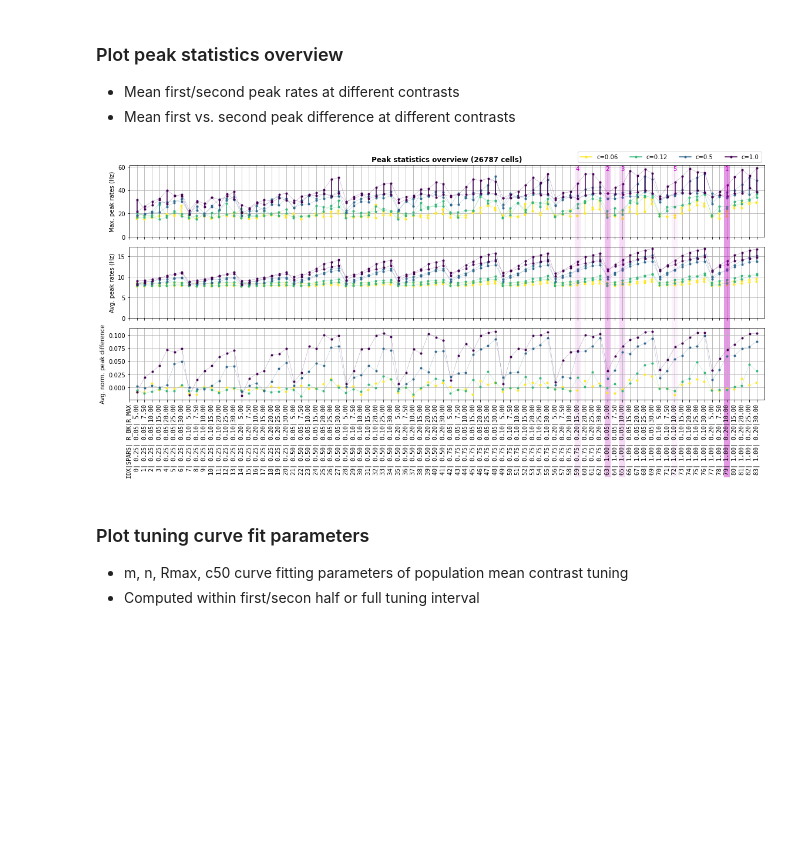
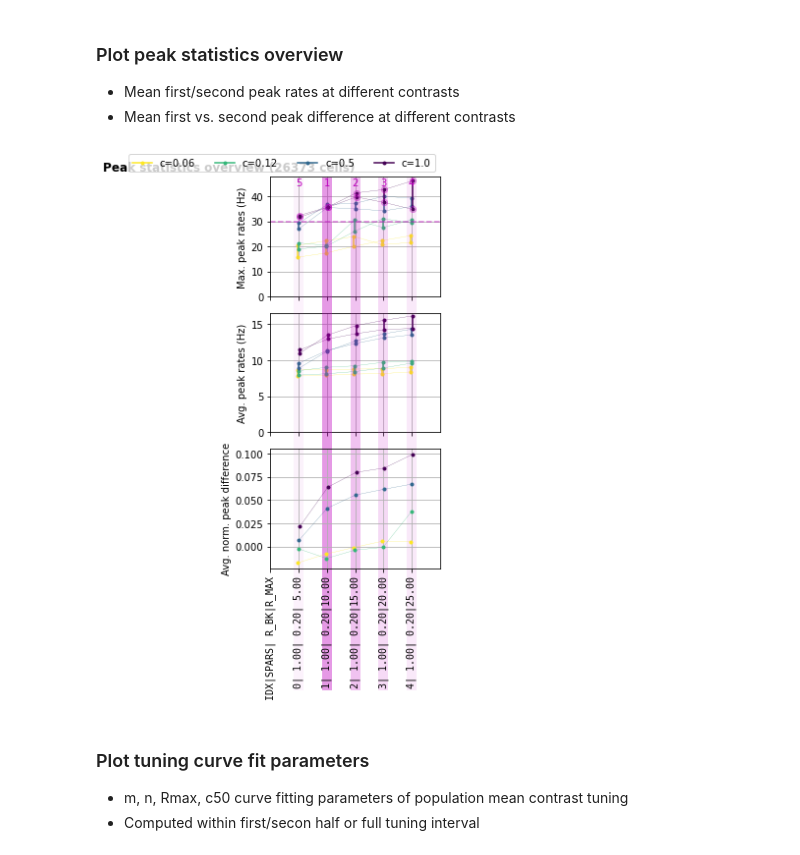
Before and after one commit to BlueBrain/sscx-analysis, a Jupyter notebook: visual_contrast/notebooks/GratingStim_CalibrationWithTuning_Analysis.ipynb, the cells around one changed output. Cells and saved outputs as stored; diff of their text form; code cells hidden in the pictures; blank space fills up the shorter version.

```diff
--- a/visual_contrast/notebooks/GratingStim_CalibrationWithTuning_Analysis.ipynb
+++ b/visual_contrast/notebooks/GratingStim_CalibrationWithTuning_Analysis.ipynb
@@ -22,8 +22,10 @@ warnings.filterwarnings('ignore', category=FutureWarning)
 warnings.filterwarnings('ignore', message='invalid value encountered in double_scalars')
 warnings.filterwarnings('ignore', message='Mean of empty slice')
 # %%
-sims_file = '/gpfs/bbp.cscs.ch/data/scratch/proj83/bbp_workflow/visual_contrast/bacc052c-4aa5-442b-9bfb-7338d529a2b9/analyses/simulations.pkl' # Baseline scan incl. tuning with James' latest Ca 1.05 conductance settings from 05/12/2022
-# sims_file = '/gpfs/bbp.cscs.ch/data/scratch/proj83/bbp_workflow/visual_contrast/3244ae1f-e48a-49f5-86c0-f9c92fb4b076/analyses/simulations.pkl' # Baseline scan incl. tuning with James' Ca 1.05 conductance settings
+sims_file = '/gpfs/bbp.cscs.ch/data/scratch/proj83/bbp_workflow/visual_contrast/1efbdccf-cb08-4780-a0be-4cf2dcd97620/analyses/simulations.pkl' # Revised baseline scan incl. tuning with James' latest Ca 1.05 conductance settings from 18/01/2023
+# sims_file = '/gpfs/bbp.cscs.ch/data/scratch/proj83/bbp_workflow/visual_contrast/a681d713-a3fa-4d42-abd4-a44637a94171/analyses/simulations.pkl' # Baseline scan incl. tuning with James' latest Ca 1.05 conductance settings from 18/01/2023
+# [OLD] sims_file = '/gpfs/bbp.cscs.ch/data/scratch/proj83/bbp_workflow/visual_contrast/bacc052c-4aa5-442b-9bfb-7338d529a2b9/analyses/simulations.pkl' # Baseline scan incl. tuning with James' latest Ca 1.05 conductance settings from 05/12/2022
+# [OLD] sims_file = '/gpfs/bbp.cscs.ch/data/scratch/proj83/bbp_workflow/visual_contrast/3244ae1f-e48a-49f5-86c0-f9c92fb4b076/analyses/simulations.pkl' # Baseline scan incl. tuning with James' Ca 1.05 conductance settings
 sims = pd.read_pickle(sims_file)
 
 res_path_base = os.path.split(sims_file)[0]
@@ -86,7 +100,10 @@ for sim_idx, (cond, cfg_path) in enumerate(sims.iteritems()):
 # %%
 # Select opt param set indices for plotting (OPTIONAL)
-# opt_sel = []
-opt_sel = [79, 63, 65, 59, 72]
+opt_sel = []
+opt_max_peak_rate_th = None
+opt_sel = [1, 2, 3, 4, 0] # Revised baseline scan
+# opt_sel = [41, 31, 36, 37, 32] # Baseline scan
+opt_max_peak_rate_th = 30.0 # Max. peak rate threshold (Hz)
 opt_col = 'm'
 # %% [markdown]
 ### Plot peak statistics overview
@@ -101,7 +118,8 @@ sim_ids = list(peak_data.keys())
 c_colors = plt.cm.viridis_r(np.linspace(0, 1, len(contrast_levels)))
 c_offset = 0.025
 
-plt.figure(figsize=(16, 8))
+# plt.figure(figsize=(12, 8))
+plt.figure(figsize=(4, 8))
 plt.subplot(3, 1, 1)
 for cidx, c in enumerate(contrast_levels):
     peak_rates = np.array([[np.nanmax(peak_data[sidx][cidx]['r1']), np.nanmax(peak_data[sidx][cidx]['r2'])] for sidx in sim_ids])
@@ -111,13 +129,21 @@ for cidx, c in enumerate(contrast_levels):
     plt.plot(np.arange(len(sim_ids)) + c_offset * (cidx - 0.5 * (len(contrast_levels) - 1)), peak_rates[:, 0], '-', color=c_colors[cidx, :], lw=0.2, clip_on=False)
     plt.plot(np.arange(len(sim_ids)) + c_offset * (cidx - 0.5 * (len(contrast_levels) - 1)), peak_rates[:, 1], '-', color=c_colors[cidx, :], lw=0.2, clip_on=False)
 plt.xlim([-1, len(sim_ids)])
+if opt_max_peak_rate_th is not None:
+    plt.plot(plt.xlim(), [opt_max_peak_rate_th] * 2, '--m', alpha=0.5)
+    cidx = len(contrast_levels) - 1
+    c = contrast_levels[cidx]
+    for sidx in range(len(sim_ids)):
+        if np.min(peak_rates[sidx, :]) >= opt_max_peak_rate_th:
+            plt.plot([sidx + c_offset * (cidx - 0.5 * (len(contrast_levels) - 1))] * 2, [peak_rates[sidx, 0], peak_rates[sidx, 1]], 'om', alpha=0.5, markerfacecolor='none')
+
 xticks = [min(plt.xlim())] + np.arange(len(sim_ids)).tolist()
 plt.xticks(xticks, [])
 plt.ylim([0, max(plt.ylim())])
 plt.ylabel('Max. peak rates (Hz)')
 plt.grid()
 plt.legend(ncol=len(contrast_levels), loc='lower right', bbox_to_anchor=[1.0, 1.0])
-plt.title(f'Peak statistics overview ({len(peak_data[sim_ids[0]][0]["peak_diff"])} cells)', fontweight='bold')
+plt.title(f'Peak statistics overview ({len(peak_data[sim_ids[0]][0]["peak_diff"])} cells)', fontweight='bold', ha='right')
 
 if len(opt_sel) > 1:
     for n, sidx in enumerate(opt_sel):
@@ -131,35 +157,36 @@ for cidx, c in enumerate(contrast_levels):
 #     plt.plot(np.arange(len(sim_ids)), peak_rates[:, 1], '.-', color=c_colors[cidx, :], markersize=10, clip_on=False, label='Second peak')
     plt.plot(np.arange(len(sim_ids)) + c_offset * (cidx - 0.5 * (len(contrast_levels) - 1)), peak_rates[:, 0], '-', color=c_colors[cidx, :], lw=0.2, clip_on=False)
     plt.plot(np.arange(len(sim_ids)) + c_offset * (cidx - 0.5 * (len(contrast_levels) - 1)), peak_rates[:, 1], '-', color=c_colors[cidx, :], lw=0.2, clip_on=False)
 plt.xlim([-1, len(sim_ids)])
 xticks = [min(plt.xlim())] + np.arange(len(sim_ids)).tolist()
 plt.xticks(xticks, [])
 plt.ylim([0, max(plt.ylim())])
 plt.ylabel('Avg. peak rates (Hz)')
 plt.grid()
 
 plt.subplot(3, 1, 3)
 for cidx, c in enumerate(contrast_levels):
     peak_diffs = np.array([np.nanmean(peak_data[sidx][cidx]['peak_diff']) for sidx in sim_ids])
     plt.plot(np.arange(len(sim_ids)) + c_offset * (cidx - 0.5 * (len(contrast_levels) - 1)), peak_diffs, '.-', color=c_colors[cidx, :], lw=0.2)
 
 plt.xlim([-1, len(sim_ids)])
 head_label = ['|'.join(['IDX'] + [f'{n.upper().replace("RATE", "R")[:5]:>5}' for n in sims.iloc[sim_ids].index.names[:3]])]
 idx_labels = ['|'.join([f'{sim_ids[idx]:3}'] + [f'{i:5.2f}' for i in val[:3]]) for idx, val in enumerate(sims.iloc[sim_ids].index)]
 plt.xticks(xticks, head_label + idx_labels, rotation=90, font='monospace')
 plt.ylabel('Avg. norm. peak difference')
 plt.grid()
 plt.ylim(plt.ylim())
 
 if len(opt_sel) > 0:
     for n, sidx in enumerate(opt_sel):
-        plt.plot([sidx] * 2, (-0.165, 0.415), '-', color=opt_col, linewidth=10, alpha=0.4 * 0.6**n, zorder=0, clip_on=False)
+        # plt.plot([sidx] * 2, (-0.188, 0.453), '-', color=opt_col, linewidth=10, alpha=0.4 * 0.6**n, zorder=0, clip_on=False)
+        plt.plot([sidx] * 2, (-0.15, 0.392), '-', color=opt_col, linewidth=10, alpha=0.4 * 0.6**n, zorder=0, clip_on=False)
 
 plt.tight_layout()
 plt.savefig(os.path.join(save_path, f'peak_stat_overview{"" if len(opt_sel) == 0 else "_OPT"}.png'), dpi=300)
 plt.show()
 # %% [output]
-[figure, old version]
+[figure, new version]
 # %% [markdown]
 ### Plot tuning curve fit parameters
 
```
Also changed, not shown: parts of 7 cells of this notebook, 6 other files.
